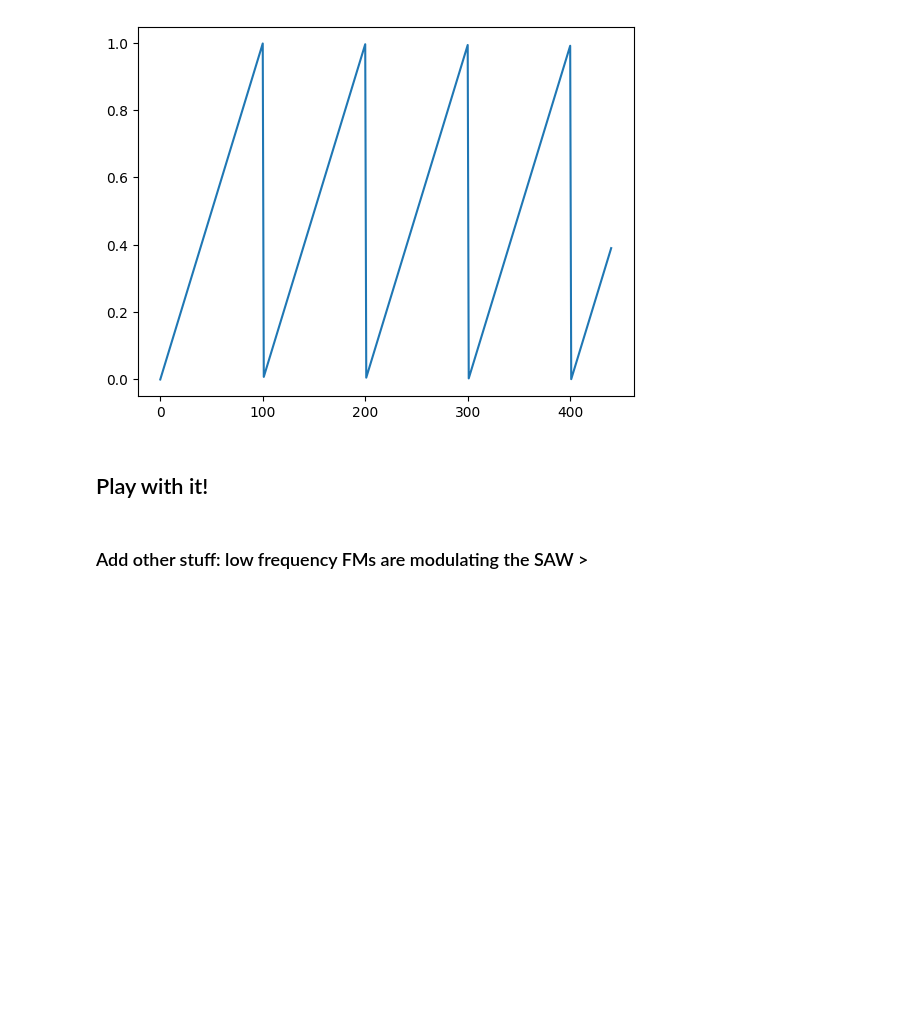
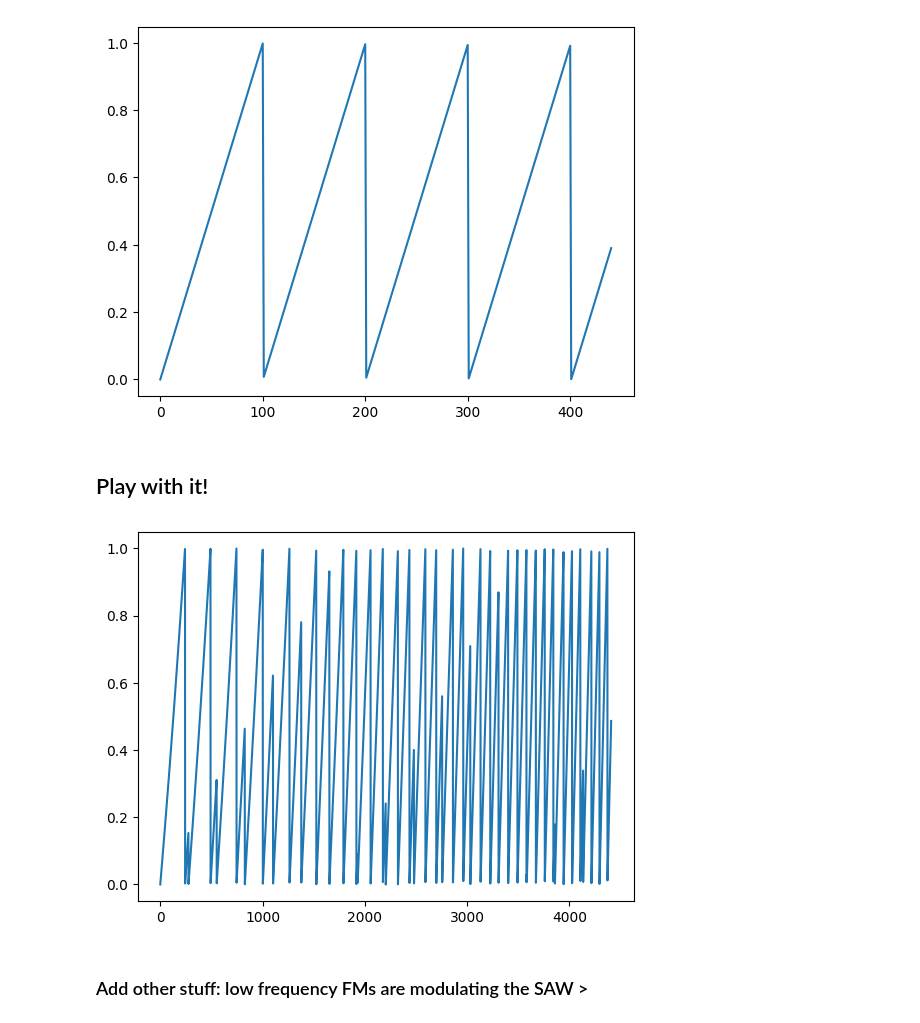
Before and after one commit to akinml/buchla, a Jupyter notebook: sound_modulation.ipynb, the cells around one changed output. Saved outputs shown, nothing was run; the diff lists cells and outputs as text; code cells hidden in the pictures; blank space fills up the shorter version.

```diff
--- a/sound_modulation.ipynb
+++ b/sound_modulation.ipynb
@@ -196,3 +198,7 @@ sound_out(1.0, lambda t: saw(160, t))
+# %%
+plot_sound(0.1, lambda t: buchlaish_wavefolder(saw(160, t), 1 + ar_env(0.2, 0.8, t)*5.0))
+# %% [output]
+[figure, added]
 # %% [markdown]
 ### Add other stuff: low frequency FMs are modulating the SAW >
 # %%
```
Also changed, not shown: parts of 30 cells of this notebook.
